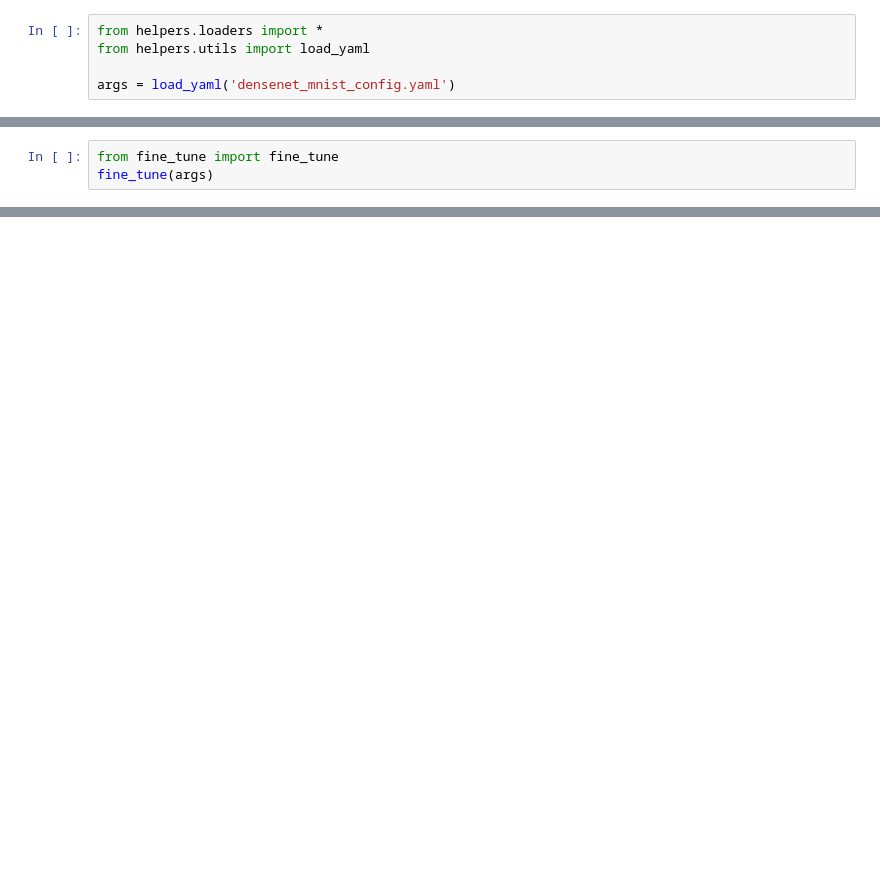
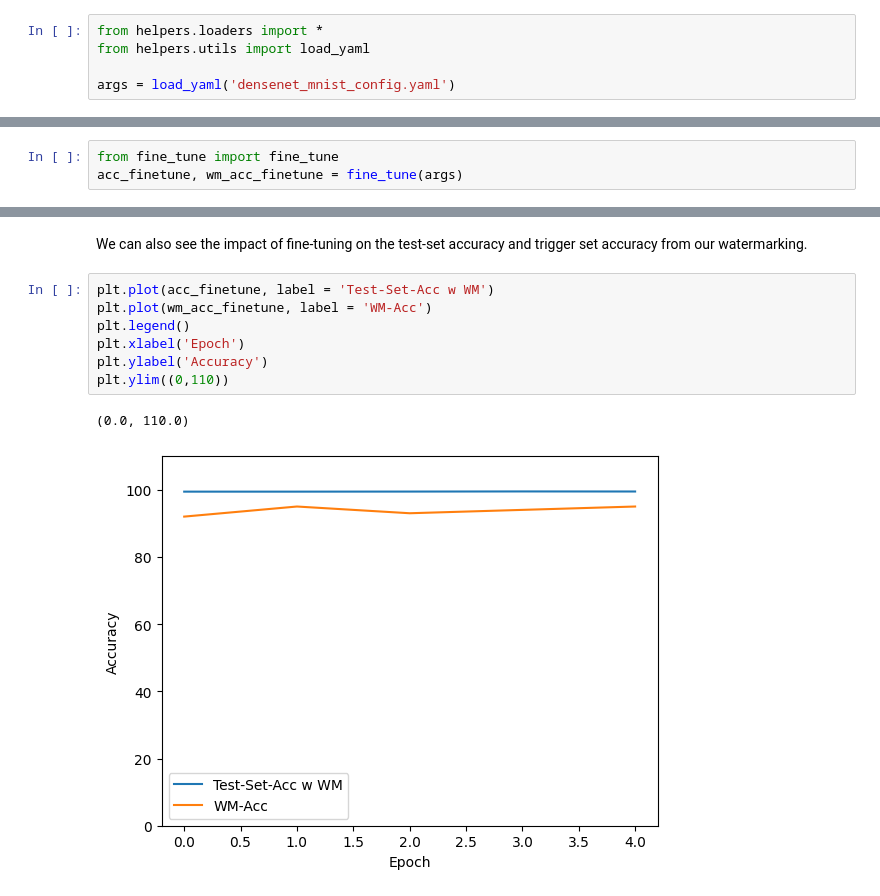
Before and after one commit to e11824496/SPEML_E2, a Jupyter notebook: watermarking_mnist.ipynb, the cells around one changed output, grey strips where cells are left out. Saved outputs shown, nothing was run; the diff lists cells and outputs as text; blank space fills up the shorter version.

```diff
--- a/watermarking_mnist.ipynb
+++ b/watermarking_mnist.ipynb
@@ -51,6 +113,6 @@ Loading watermark images
 # %%
 from fine_tune import fine_tune
-fine_tune(args)
+acc_finetune, wm_acc_finetune = fine_tune(args)
 # %% [output]
 Using MNIST dataset.
 Loading watermark images
@@ -78,0 +157,12 @@ Epoch: 8
+# %% [markdown]
+We can also see the impact of fine-tuning on the test-set accuracy and trigger set accuracy from our watermarking.
+# %%
+plt.plot(acc_finetune, label = 'Test-Set-Acc w WM')
+plt.plot(wm_acc_finetune, label = 'WM-Acc')
+plt.legend()
+plt.xlabel('Epoch')
+plt.ylabel('Accuracy')
+plt.ylim((0,110))
+# %% [output]
+(0.0, 110.0)
+[figure, added]
```
Also changed, not shown: parts of 18 cells of this notebook, 3 other files.
